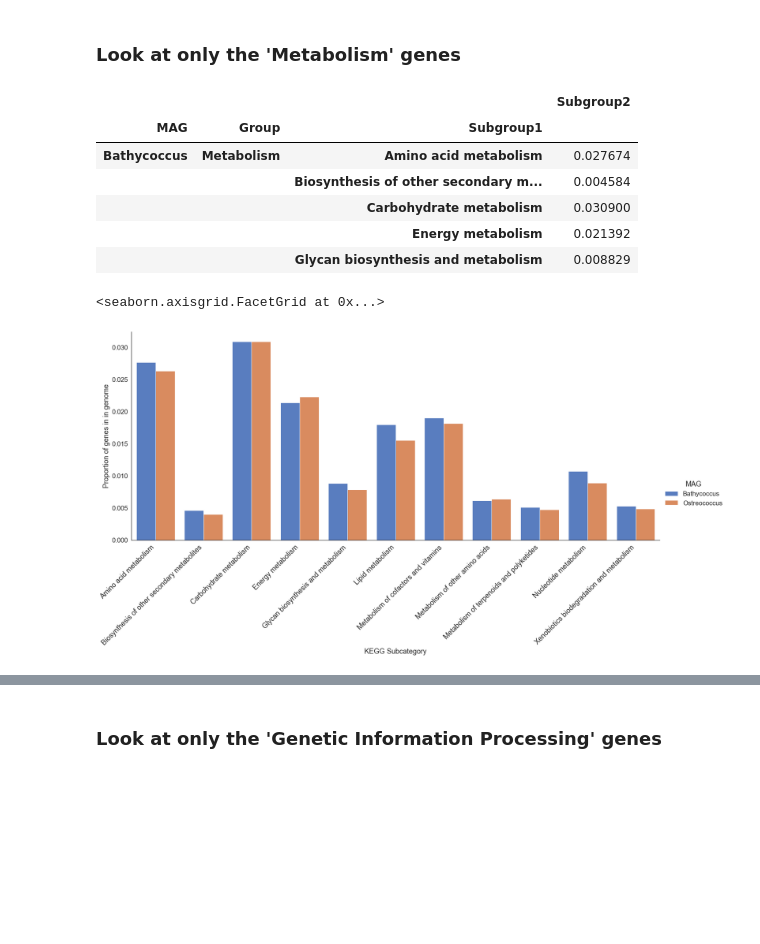
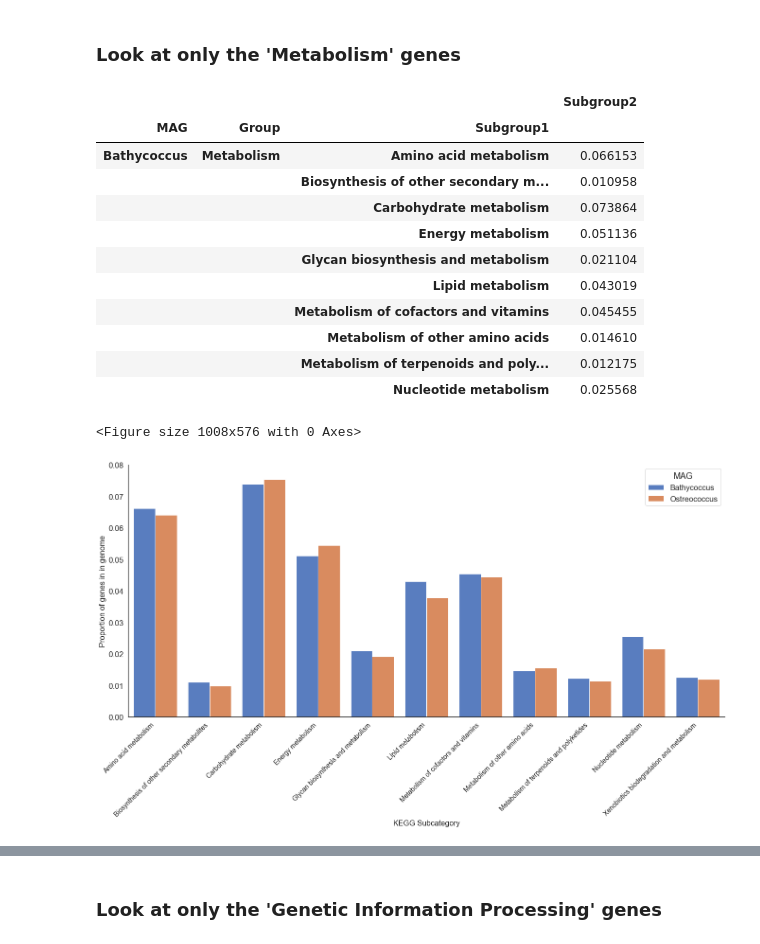
Before and after one commit to nvpatin/PacBio-Marine-Metagenomes, a Jupyter notebook: Picoeuk_MAGs_gene_content.ipynb, the cells around one changed output, grey strips where cells are left out. Saved outputs shown, nothing was run; the diff lists cells and outputs as text; code cells hidden in the pictures; blank space fills up the shorter version.

```diff
--- a/Picoeuk_MAGs_gene_content.ipynb
+++ b/Picoeuk_MAGs_gene_content.ipynb
@@ -57,6 +55,3 @@ ko_master.head()
-# %%
-eggnog = pd.read_csv("Bathycoccus.emapper.annotations.tsv", sep="\t", skiprows=4)
-eggnog.head()
 # %% [markdown]
 #### Extract KO numbers from EggNOG output and match to KEGG categories in master file
 # %%
@@ -66,7 +61,12 @@ def ko_function(eg, master, name):
     # extract only KOs that are in the ko_list from master file
     kos_funct = master.loc[master['KO'].isin(ko_list), :]
     kos_funct['MAG'] = name
-    return(kos_funct)
+    # filter out irrelevant categories
+    exclude = ['Human Diseases','Brite Hierarchies','Organismal Systems',
+                                    'Cellular community - prokaryotes']
+    kos_funct_filt = kos_funct.loc[~kos_funct['Group'].str.contains('|'.join(exclude))]
+    kos_funct_filt['MAG'] = name
+    return(kos_funct_filt)
 # %%
 genecontent = []
 for file in glob.glob("*.tsv"):
@@ -105,7 +115,3 @@ genecontent_df.head()
-# %%
-taxa = pd.read_csv("MAG_taxa.csv", names=['MAG', 'Taxonomy'])
-taxa = pd.Series(taxa.Taxonomy.values, index=taxa.MAG).to_dict()
-genecontent_df = genecontent_df.replace({"MAG": taxa})
 # %% [markdown]
 ## Group genes by category and make bar charts
 # %%
@@ -156,23 +161,35 @@ mag_group = genecontent_df.groupby(['MAG', 'Group', 'Subgroup1'])['Subgroup2'].c
 mag_group = mag_group / mag_group.groupby(level=0).sum()
 df_group = pd.DataFrame(mag_group)
 df_group_metab = df_group.loc[(slice(None), ['Metabolism']), :]
-df_group_metab.head()
+df_group_metab.head(10)
 # %% [output]
 |  |  |  | Subgroup2 |
 | MAG | Group | Subgroup1 |  |
-| Bathycoccus | Metabolism | Amino acid metabolism | 0.027674 |
-|  |  | Biosynthesis of other secondary m... | 0.004584 |
-|  |  | Carbohydrate metabolism | 0.030900 |
-|  |  | Energy metabolism | 0.021392 |
-|  |  | Glycan biosynthesis and metabolism | 0.008829 |
+| Bathycoccus | Metabolism | Amino acid metabolism | 0.066153 |
+|  |  | Biosynthesis of other secondary m... | 0.010958 |
+|  |  | Carbohydrate metabolism | 0.073864 |
+|  |  | Energy metabolism | 0.051136 |
+|  |  | Glycan biosynthesis and metabolism | 0.021104 |
+|  |  | Lipid metabolism | 0.043019 |
+|  |  | Metabolism of cofactors and vitamins | 0.045455 |
+|  |  | Metabolism of other amino acids | 0.014610 |
+|  |  | Metabolism of terpenoids and poly... | 0.012175 |
+|  |  | Nucleotide metabolism | 0.025568 |
 # %%
 df_group_metab = df_group_metab.reset_index()
 # %%
+plt.figure(figsize=(14,8))
 sns.set(font_scale=1.5, style="white")
 fig = sns.catplot(x="Subgroup1", y="Subgroup2", hue="MAG", data=df_group_metab, kind='bar' , height=8.27,
-                  aspect=20/8.27, palette=sns.color_palette("muted"))
-fig.set_axis_labels("KEGG Subcategory", "Proportion of genes in in genome", fontsize=18)
-fig.set_xticklabels(rotation=45, ha='right', fontsize=18)
+                  aspect=20/8.27, palette=sns.color_palette("muted"), legend=False)
+plt.ylabel("Proportion of genes in in genome", size=16)
+plt.xlabel("KEGG Subcategory", size=16)
+plt.xticks(rotation=45, ha='right', fontsize=14)
+plt.ylim(0, 0.08)
+plt.legend(title="MAG")
+
+plt.savefig("Picoeuk_MAG_metabolism.svg", format='svg', dpi=1200, bbox_inches='tight')
+plt.show()
 # %% [output]
-<seaborn.axisgrid.FacetGrid at 0x...>
+<Figure size 1008x576 with 0 Axes>
-[figure, old version]
+[figure, new version]
```
Also changed, not shown: parts of 33 cells of this notebook, 25 other files.
